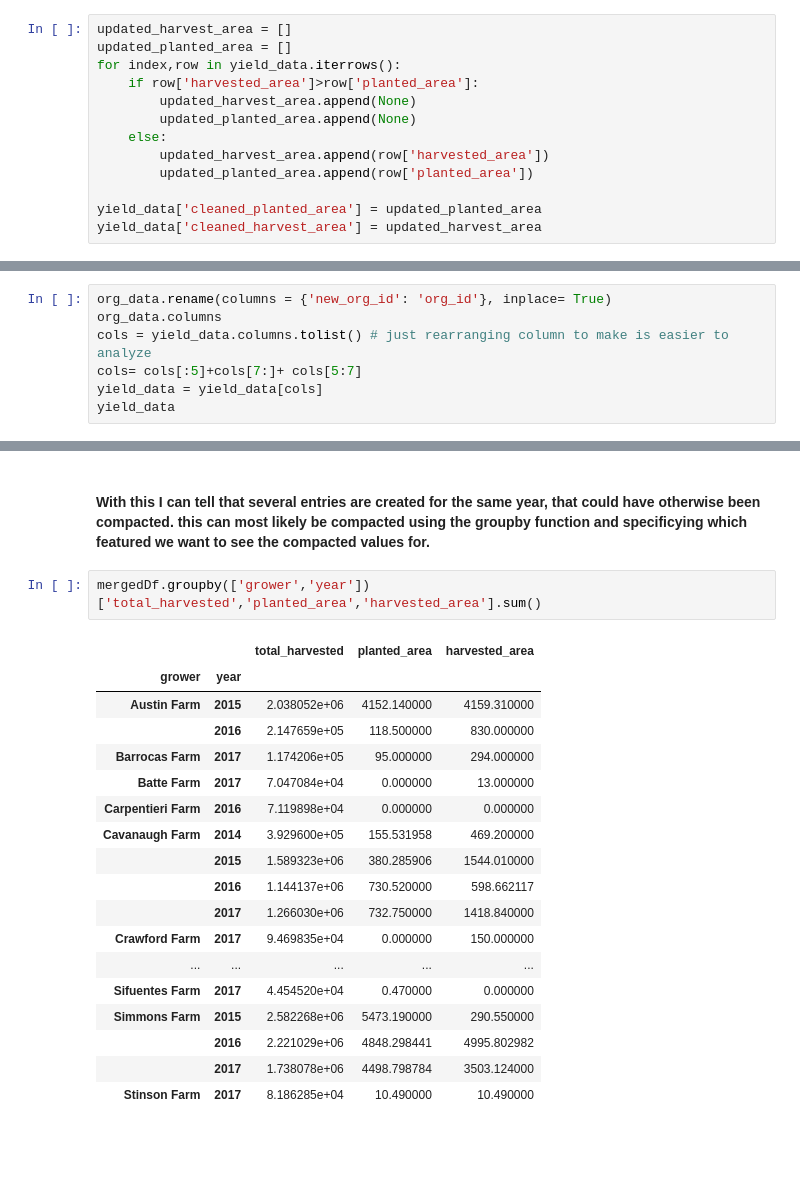
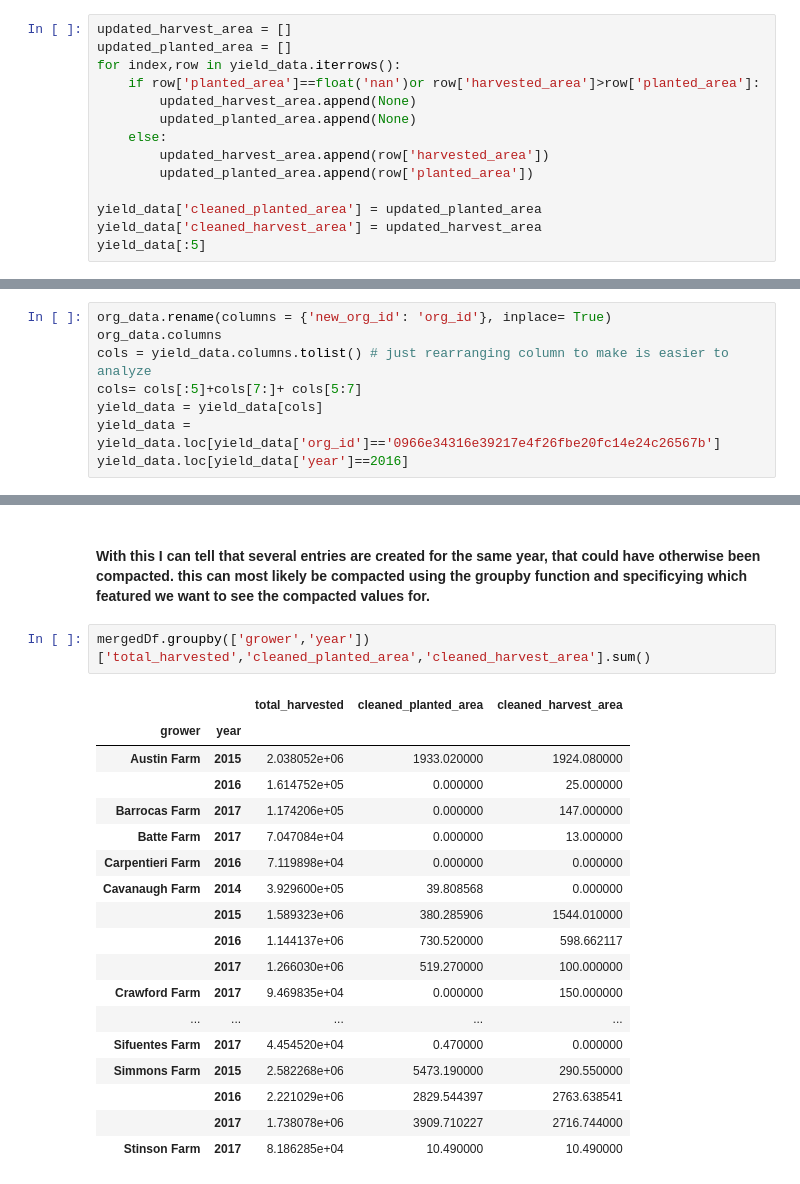
Before and after one commit to zackseyun/Granular_Data_Analysis, a Jupyter notebook: Granular Farm Data Technical Challenge.ipynb, the cells around one changed output, grey strips where cells are left out. Drawn from its saved outputs; the diff is of its cells as text; blank space fills up the shorter version.

```diff
--- a/Granular Farm Data Technical Challenge.ipynb
+++ b/Granular Farm Data Technical Challenge.ipynb
@@ -20,7 +20,7 @@ yield_data.head()
 updated_harvest_area = []
 updated_planted_area = []
 for index,row in yield_data.iterrows():
-    if row['harvested_area']>row['planted_area']:
+    if row['planted_area']==float('nan')or row['harvested_area']>row['planted_area']:
         updated_harvest_area.append(None)
         updated_planted_area.append(None)
     else:
@@ -29,3 +29,4 @@ for index,row in yield_data.iterrows():
 
 yield_data['cleaned_planted_area'] = updated_planted_area
 yield_data['cleaned_harvest_area'] = updated_harvest_area
+yield_data[:5]
@@ -58,5 +64,6 @@ org_data.columns
 cols = yield_data.columns.tolist() # just rearranging column to make is easier to analyze
 cols= cols[:5]+cols[7:]+ cols[5:7]
 yield_data = yield_data[cols]
-yield_data
+yield_data = yield_data.loc[yield_data['org_id']=='0966e34316e39217e4f26fbe20fc14e24c26567b']
+yield_data.loc[yield_data['year']==2016]
 # %% [output]
@@ -142,24 +153,24 @@ Name: year, dtype: int64
 # %% [markdown]
 #### With this I can tell that several entries are created for the same year, that could have otherwise been compacted. this can most likely be compacted using the groupby function and specificying which featured we want to see the compacted values for.
 # %%
-mergedDf.groupby(['grower','year'])['total_harvested','planted_area','harvested_area'].sum()
+mergedDf.groupby(['grower','year'])['total_harvested','cleaned_planted_area','cleaned_harvest_area'].sum()
 # %% [output]
-|  |  | total_harvested | planted_area | harvested_area |
+|  |  | total_harvested | cleaned_planted_area | cleaned_harvest_area |
 | grower | year |  |  |  |
-| Austin Farm | 2015 | 2.038052e+06 | 4152.140000 | 4159.310000 |
-|  | 2016 | 2.147659e+05 | 118.500000 | 830.000000 |
-| Barrocas Farm | 2017 | 1.174206e+05 | 95.000000 | 294.000000 |
+| Austin Farm | 2015 | 2.038052e+06 | 1933.020000 | 1924.080000 |
+|  | 2016 | 1.614752e+05 | 0.000000 | 25.000000 |
+| Barrocas Farm | 2017 | 1.174206e+05 | 0.000000 | 147.000000 |
 | Batte Farm | 2017 | 7.047084e+04 | 0.000000 | 13.000000 |
 | Carpentieri Farm | 2016 | 7.119898e+04 | 0.000000 | 0.000000 |
-| Cavanaugh Farm | 2014 | 3.929600e+05 | 155.531958 | 469.200000 |
+| Cavanaugh Farm | 2014 | 3.929600e+05 | 39.808568 | 0.000000 |
 |  | 2015 | 1.589323e+06 | 380.285906 | 1544.010000 |
 |  | 2016 | 1.144137e+06 | 730.520000 | 598.662117 |
-|  | 2017 | 1.266030e+06 | 732.750000 | 1418.840000 |
+|  | 2017 | 1.266030e+06 | 519.270000 | 100.000000 |
 | Crawford Farm | 2017 | 9.469835e+04 | 0.000000 | 150.000000 |
 | ... | ... | ... | ... | ... |
 | Sifuentes Farm | 2017 | 4.454520e+04 | 0.470000 | 0.000000 |
 | Simmons Farm | 2015 | 2.582268e+06 | 5473.190000 | 290.550000 |
-|  | 2016 | 2.221029e+06 | 4848.298441 | 4995.802982 |
-|  | 2017 | 1.738078e+06 | 4498.798784 | 3503.124000 |
+|  | 2016 | 2.221029e+06 | 2829.544397 | 2763.638541 |
+|  | 2017 | 1.738078e+06 | 3909.710227 | 2716.744000 |
 | Stinson Farm | 2017 | 8.186285e+04 | 10.490000 | 10.490000 |
 # %% [markdown]
```
Also changed, not shown: parts of 11 cells of this notebook.
